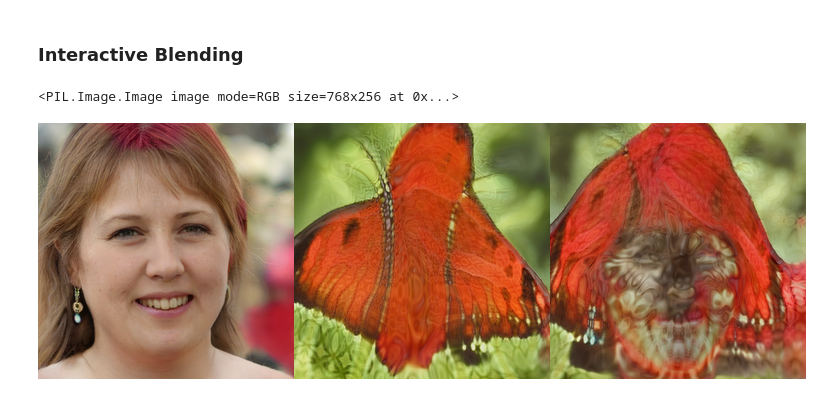
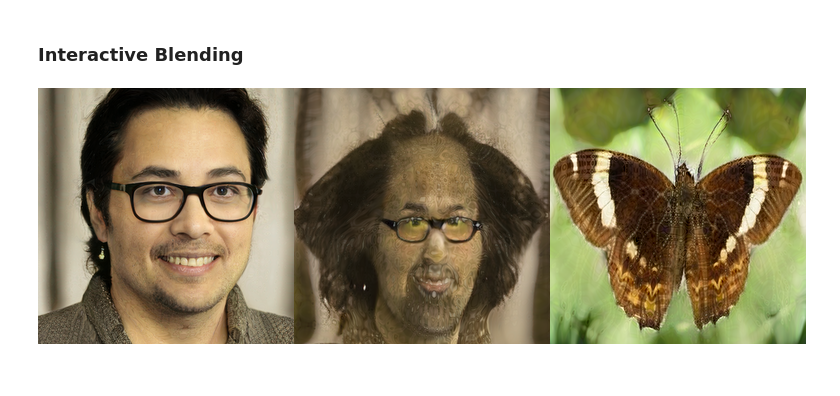
Before and after one commit to adamdavidcole/stylegan3-fun-blend, a Jupyter notebook: blend.ipynb, the cells around one changed output. Drawn from its saved outputs; the diff is of its cells as text; code cells hidden in the pictures.

```diff
--- a/blend.ipynb
+++ b/blend.ipynb
@@ -366,7 +309,8 @@ import ipywidgets as widgets
 from IPython.display import display
 from google.colab import files
 from io import BytesIO
-from PIL import Image
+from PIL import Image, ImageEnhance
+
 from IPython.display import Image as DisplayImage, clear_output
 
 # define device to use
@@ -454,10 +398,14 @@ def normalize(inf, thresh):
     out_img = simplest_cb(img, thresh)
     return PIL.Image.fromarray(out_img)
 
+def get_w_from_path(w_path):
+  projected_w_np = np.load(projected_w_path)[0]
+  w = torch.tensor(projected_w_np).to(device).unsqueeze(0)
+  return w
+
 def synthesize_tensor_from_w_path(G, w_path):
-  projected_w_np = np.load(projected_w_path)[0]
-  w = torch.tensor(projected_w_np).to(device)
-  return G.synthesis(w.unsqueeze(0), noise_mode='const', force_fp32=True)
+  w = get_w_from_path(w_path)
+  return G.synthesis(w, noise_mode='const', force_fp32=True)
 
 def synthesize_img_from_w_path(G, w_path):
   tensor = synthesize_tensor_from_w_path(G, w_path)
@@ -479,7 +427,7 @@ class color:
 #@title Select Source and Destination Networks  {run: "auto"}
 #Download pretrained checkpoint
 source_model_pkl = "https://api.ngc.nvidia.com/v2/models/nvidia/research/stylegan3/versions/1/files/stylegan3-r-ffhqu-256x256.pkl" #@param  {type:"string"}
-destination_model_pkl = "./results/butterfly/training/00008-stylegan3-r-butterflys_256_2-256x256-gpus1-batch32-gamma6.6-resume_ffhqu256/network-snapshot-000030.pkl" #@param {type: "string"}
+destination_model_pkl = "/content/drive/MyDrive/stylegan3/results/00033-stylegan3-r-butterflys_256_2-256x256-gpus1-batch32-gamma6.6/network-snapshot-000283.pkl" #@param {type: "string"}
 
 G = get_model(source_model_pkl)
 G_new = copy.deepcopy(G)
@@ -632,46 +630,55 @@ def doBlend():
 doBlend()
 # %%
 #@title Test { run: "auto" }
-seed =  683 #@param {type:"slider", min:0, max:10000, step:1}
-blend_thresh = 7 #@param {type:"slider", min:0, max:13, step:1}
+use_projected_w = False #@param {type:"boolean"}
+#@markdown if not using a projected w, select a seed
+seed =  0 #@param {type:"slider", min:0, max:10000, step:1}
 
-blend_val_0 = 0 #@param {type:"slider", min:0, max:1, step:0.001}
-blend_val_1 = 0 #@param {type:"slider", min:0, max:1, step:0.01}
-blend_val_2 = 0 #@param {type:"slider", min:0, max:1, step:0.01}
-blend_val_3 = 0.5 #@param {type:"slider", min:0, max:1, step:0.01}
-blend_val_4 = 0.5 #@param {type:"slider", min:0, max:1, step:0.01}
-blend_val_5 = 1 #@param {type:"slider", min:0, max:1, step:0.01}
-blend_val_6 = 1 #@param {type:"slider", min:0, max:1, step:0.01}
-blend_val_7 = 1 #@param {type:"slider", min:0, max:1, step:0.01}
-blend_val_8 = 1 #@param {type:"slider", min:0, max:1, step:0.01}
-blend_val_9 = 1 #@param {type:"slider", min:0, max:1, step:0.01}
-blend_val_10 = 1 #@param {type:"slider", min:0, max:1, step:0.01}
-blend_val_11 = 1 #@param {type:"slider", min:0, max:1, step:0.01}
-blend_val_12 = 1 #@param {type:"slider", min:0, max:1, step:0.01}
-blend_val_13 = 0.5 #@param {type:"slider", min:0, max:1, step:0.01}
-blend_val_14 = 0.57 #@param {type:"slider", min:0, max:1, step:0.01}
+#@markdown ---
+
+
+# blend_thresh = 0 #@param {type:"slider", min:0, max:13, step:1}
+
+blend_val_0 = 1 #@param {type:"slider", min:0, max:1, step:0.001}
+blend_val_1 = 0.13 #@param {type:"slider", min:0, max:1, step:0.01}
+blend_val_2 = 0.19 #@param {type:"slider", min:0, max:1, step:0.01}
+blend_val_3 = 0.24 #@param {type:"slider", min:0, max:1, step:0.01}
+blend_val_4 = 0.28 #@param {type:"slider", min:0, max:1, step:0.01}
+blend_val_5 = 0.53 #@param {type:"slider", min:0, max:1, step:0.01}
+blend_val_6 = 0.46 #@param {type:"slider", min:0, max:1, step:0.01}
+blend_val_7 = 0.36 #@param {type:"slider", min:0, max:1, step:0.01}
+blend_val_8 = 0.27 #@param {type:"slider", min:0, max:1, step:0.01}
+blend_val_9 = 0.18 #@param {type:"slider", min:0, max:1, step:0.01}
+blend_val_10 = 0.25 #@param {type:"slider", min:0, max:1, step:0.01}
+blend_val_11 = 0.84 #@param {type:"slider", min:0, max:1, step:0.01}
+blend_val_12 = 0.51 #@param {type:"slider", min:0, max:1, step:0.01}
+blend_val_13 = 0.51 #@param {type:"slider", min:0, max:1, step:0.01}
+blend_val_14 = 0.52 #@param {type:"slider", min:0, max:1, step:0.01}
 
 # blend = [0,0,0,0,0,0.2,0.2,0.2,0.5,0.7,0.8,.8,.8,.8,1]
 blend = [blend_val_0, blend_val_1, blend_val_2, blend_val_3, blend_val_4, blend_val_5, blend_val_6, blend_val_7, blend_val_8, blend_val_9, blend_val_10, blend_val_11, blend_val_12, blend_val_13, blend_val_14]
 psi = 0.5
 
-bl_str = ('_').join([str(o) for o in blend])
-net = destination_model_pkl.split('/')[-1]
-rnd = np.random.RandomState(seed)
-z = torch.tensor(rnd.randn(1,G.z_dim)).cuda()
+if use_projected_w:
+  w = get_w_from_path(projected_w_path)
+else:
+  bl_str = ('_').join([str(o) for o in blend])
+  net = destination_model_pkl.split('/')[-1]
+  rnd = np.random.RandomState(seed)
+  z = torch.tensor(rnd.randn(1,G.z_dim)).cuda()
+
+  w = G.mapping(z, None, truncation_psi=psi, truncation_cutoff=8)
 
 doBlend()
-w = G.mapping(z, None, truncation_psi=psi, truncation_cutoff=8)
 
 im1 = G.synthesis(w, noise_mode='const', force_fp32=True)
 im2 = G_tuned.synthesis(w, noise_mode='const', force_fp32=True)
 im3 = G_new.synthesis(w, noise_mode='const', force_fp32=True)
 im1 = t2i(im1)
 im2 = t2i(im2)
 im3 = t2i(im3)
-im = add_imgs([im1, im2, im3])
+im = add_imgs([im1, im3, im2])
 # im.save(f'/content/m{net}_psi{psi}_b{bl_str}_s{seed}.jpg')
 im
 # %% [output]
-<PIL.Image.Image image mode=RGB size=768x256 at 0x...>
-[figure, old version]
+[figure, new version]
```
Also changed, not shown: parts of 11 cells of this notebook.
